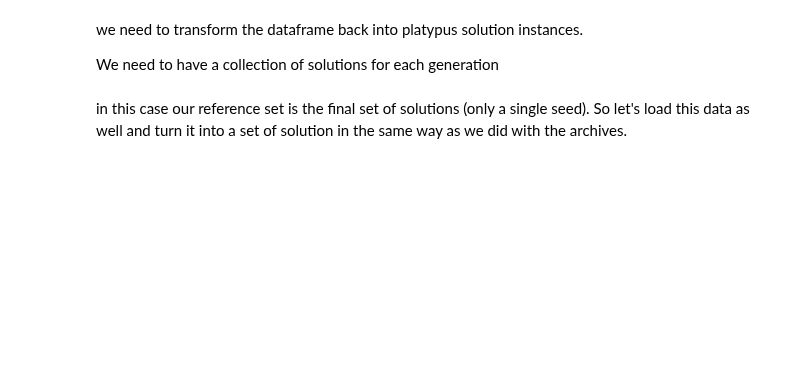
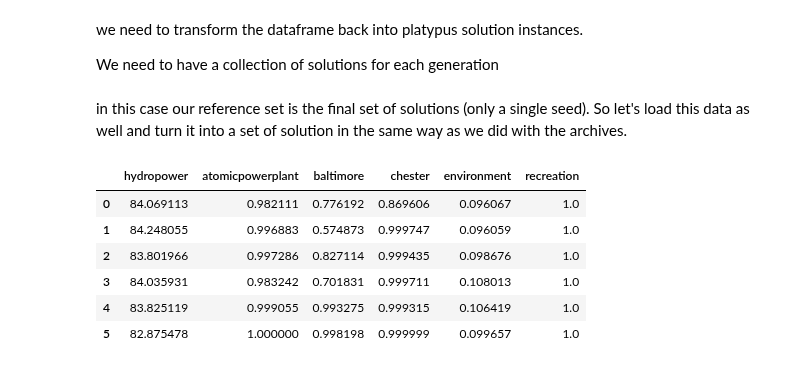
Before and after one commit to JazminZatarain/MUSEH2O, a Jupyter notebook: notebooks/convergence_analysis.ipynb, the cells around one changed output. Cells and saved outputs as stored; diff of their text form; code cells hidden in the pictures; blank space fills up the shorter version.

```diff
--- a/notebooks/convergence_analysis.ipynb
+++ b/notebooks/convergence_analysis.ipynb
@@ -58,6 +60,16 @@ for i, row in data.iterrows():
     solution = Solution(problem)
     solution.objectives = row
     ref_set.append(solution)
+# %%
+data
+# %% [output]
+|  | hydropower | atomicpowerplant | baltimore | chester | environment | recreation |
+| 0 | 84.069113 | 0.982111 | 0.776192 | 0.869606 | 0.096067 | 1.0 |
+| 1 | 84.248055 | 0.996883 | 0.574873 | 0.999747 | 0.096059 | 1.0 |
+| 2 | 83.801966 | 0.997286 | 0.827114 | 0.999435 | 0.098676 | 1.0 |
+| 3 | 84.035931 | 0.983242 | 0.701831 | 0.999711 | 0.108013 | 1.0 |
+| 4 | 83.825119 | 0.999055 | 0.993275 | 0.999315 | 0.106419 | 1.0 |
+| 5 | 82.875478 | 1.000000 | 0.998198 | 0.999999 | 0.099657 | 1.0 |
 # %%
 from platypus import Hypervolume
 
```
Also changed, not shown: parts of 10 cells of this notebook, 19 other files.
